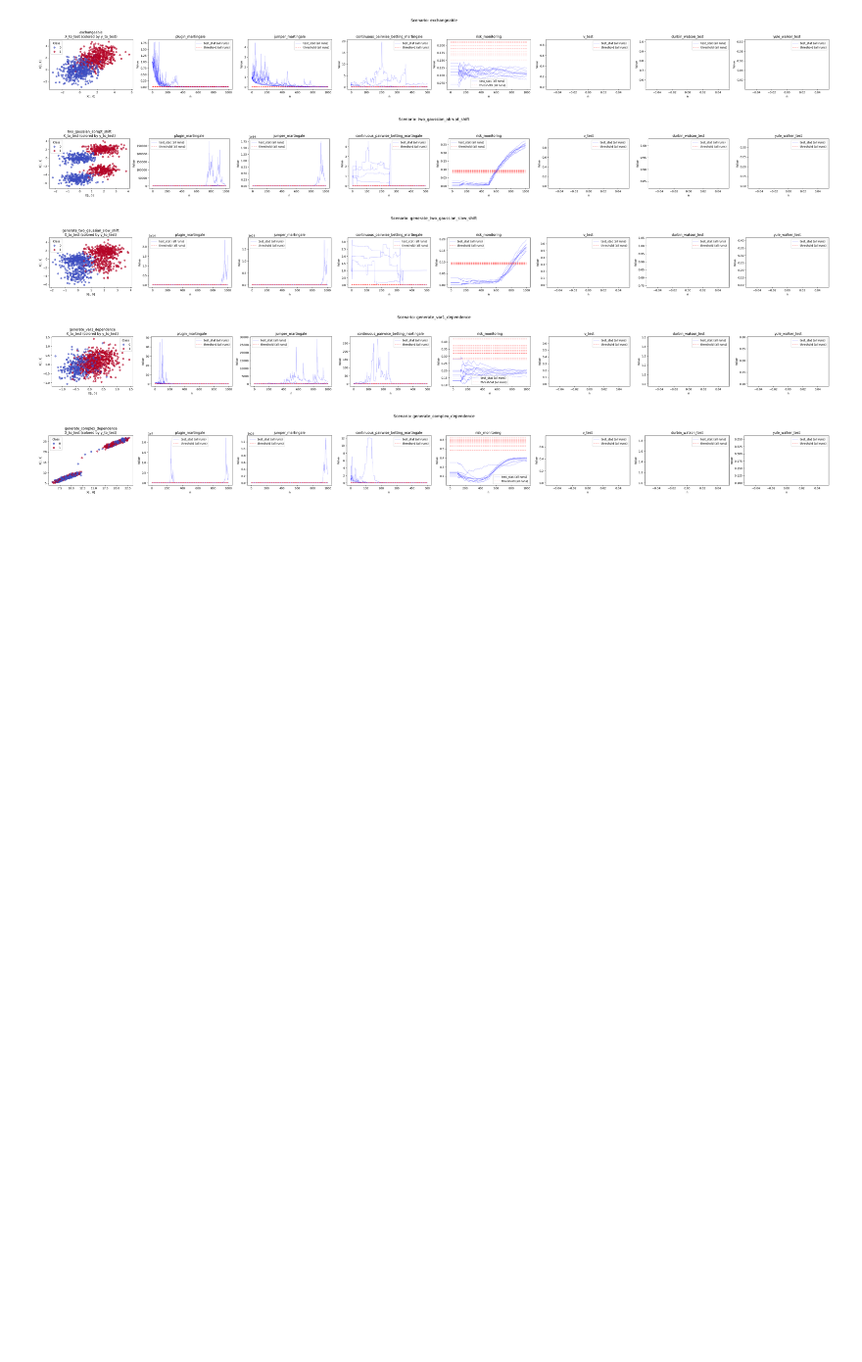
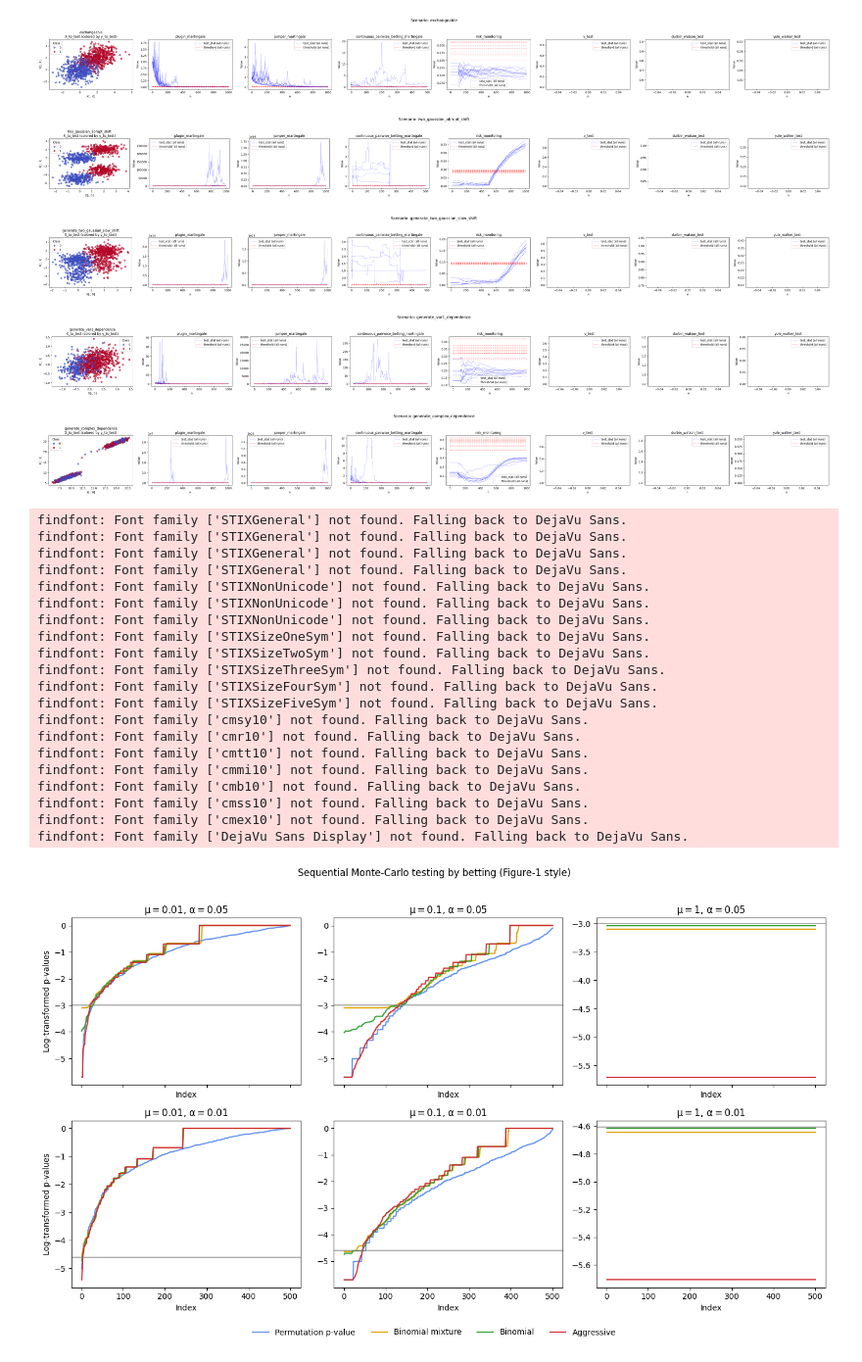
Before and after one commit to scikit-learn-contrib/MAPIE, a Jupyter notebook: notebooks/echangeability_test/exchangeability_test_benchmark.ipynb, the cells around one changed output. Shown at 98% size. Cells and saved outputs as stored; diff of their text form; code cells hidden in the pictures; blank space fills up the shorter version.

Commit message:
mc testing by betting - reproduce Figure 1

```diff
--- a/notebooks/echangeability_test/exchangeability_test_benchmark.ipynb
+++ b/notebooks/echangeability_test/exchangeability_test_benchmark.ipynb
@@ -290,3 +287,83 @@ WARNING:matplotlib.font_manager:findfont: Font family ['DejaVu Sans Display'] no
 [figure]
 [figure]
 [figure]
+# %%
+# Reproduce Figure-1 style plots using functions from scenarios_and_methods.py
+
+import numpy as np
+import matplotlib.pyplot as plt
+
+from scenarios_and_methods import sequential_mc_sorted_log_pvalues
+
+# Paper settings (slow): n=1000, m=2000, B=1000
+# Use RUN_FULL = True for paper-scale reproduction.
+RUN_FULL = False
+if RUN_FULL:
+    n, m, B = 1000, 2000, 1000
+else:
+    n, m, B = 500, 500, 300
+
+mus = [0.01, 0.1, 1.0]
+alphas = [0.05, 0.01]
+
+palette = {
+    "Permutation p-value": "#5A8DEE",
+    "Binomial mixture": "#E69F00",
+    "Binomial": "#2CA02C",
+    "Aggressive": "#D62728",
+}
+
+fig, axes = plt.subplots(2, 3, figsize=(14, 8), sharex=True)
+
+for row, alpha in enumerate(alphas):
+    for col, mu in enumerate(mus):
+        ax = axes[row, col]
+        curves = sequential_mc_sorted_log_pvalues(
+            mu=mu,
+            alpha=alpha,
+            n=n,
+            m=m,
+            B=B,
+            prop_treated=0.5,
+            random_state=123 + 17 * row + col,
+        )
+
+        x = np.arange(1, m + 1)
+        for label, y in curves.items():
+            ax.plot(x, y, lw=1.5, color=palette[label], label=label)
+
+        ax.axhline(np.log(alpha), color="grey", lw=1.2, alpha=0.8)
+        ax.set_title(f"$\\mu={mu:g}$, $\\alpha={alpha:g}$")
+        ax.set_xlabel("Index")
+        if col == 0:
+            ax.set_ylabel("Log-transformed p-values")
+
+handles, labels = axes[0, 0].get_legend_handles_labels()
+fig.legend(handles, labels, ncol=4, loc="lower center", bbox_to_anchor=(0.5, -0.02), frameon=False)
+fig.suptitle("Sequential Monte-Carlo testing by betting (Figure-1 style)", y=1.02)
+fig.tight_layout(rect=(0, 0.03, 1, 1))
+plt.show()
+
+print(f"Computed with n={n}, m={m}, B={B}. Set RUN_FULL=True for paper-scale reproduction.")
+# %% [output]
+findfont: Font family ['STIXGeneral'] not found. Falling back to DejaVu Sans.
+findfont: Font family ['STIXGeneral'] not found. Falling back to DejaVu Sans.
+findfont: Font family ['STIXGeneral'] not found. Falling back to DejaVu Sans.
+findfont: Font family ['STIXGeneral'] not found. Falling back to DejaVu Sans.
+findfont: Font family ['STIXNonUnicode'] not found. Falling back to DejaVu Sans.
+findfont: Font family ['STIXNonUnicode'] not found. Falling back to DejaVu Sans.
+findfont: Font family ['STIXNonUnicode'] not found. Falling back to DejaVu Sans.
+findfont: Font family ['STIXSizeOneSym'] not found. Falling back to DejaVu Sans.
+findfont: Font family ['STIXSizeTwoSym'] not found. Falling back to DejaVu Sans.
+findfont: Font family ['STIXSizeThreeSym'] not found. Falling back to DejaVu Sans.
+findfont: Font family ['STIXSizeFourSym'] not found. Falling back to DejaVu Sans.
+findfont: Font family ['STIXSizeFiveSym'] not found. Falling back to DejaVu Sans.
+findfont: Font family ['cmsy10'] not found. Falling back to DejaVu Sans.
+findfont: Font family ['cmr10'] not found. Falling back to DejaVu Sans.
+findfont: Font family ['cmtt10'] not found. Falling back to DejaVu Sans.
+findfont: Font family ['cmmi10'] not found. Falling back to DejaVu Sans.
+findfont: Font family ['cmb10'] not found. Falling back to DejaVu Sans.
+findfont: Font family ['cmss10'] not found. Falling back to DejaVu Sans.
+findfont: Font family ['cmex10'] not found. Falling back to DejaVu Sans.
+findfont: Font family ['DejaVu Sans Display'] not found. Falling back to DejaVu Sans.
+[figure, added]
```
Also changed, not shown: parts of 2 cells of this notebook, 1 other file.
